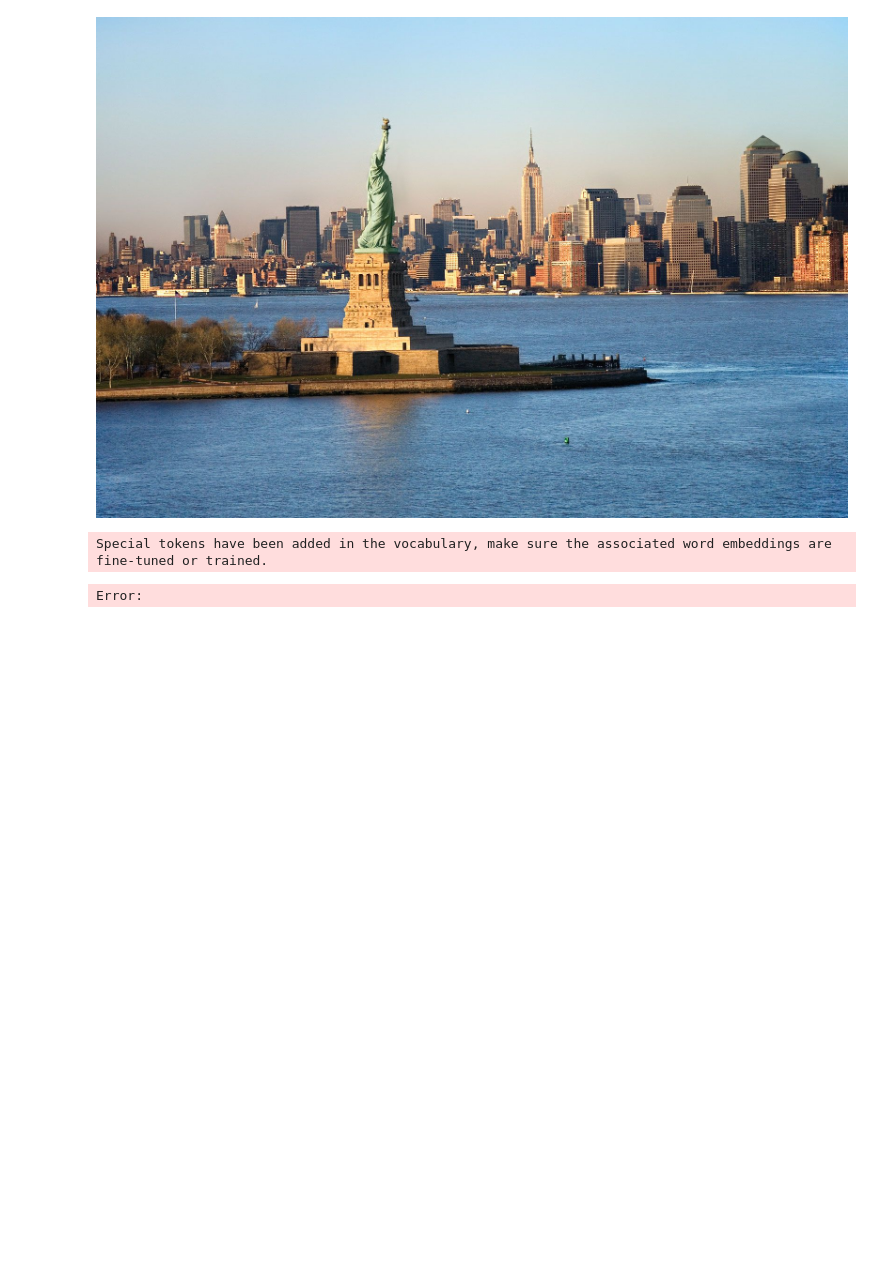
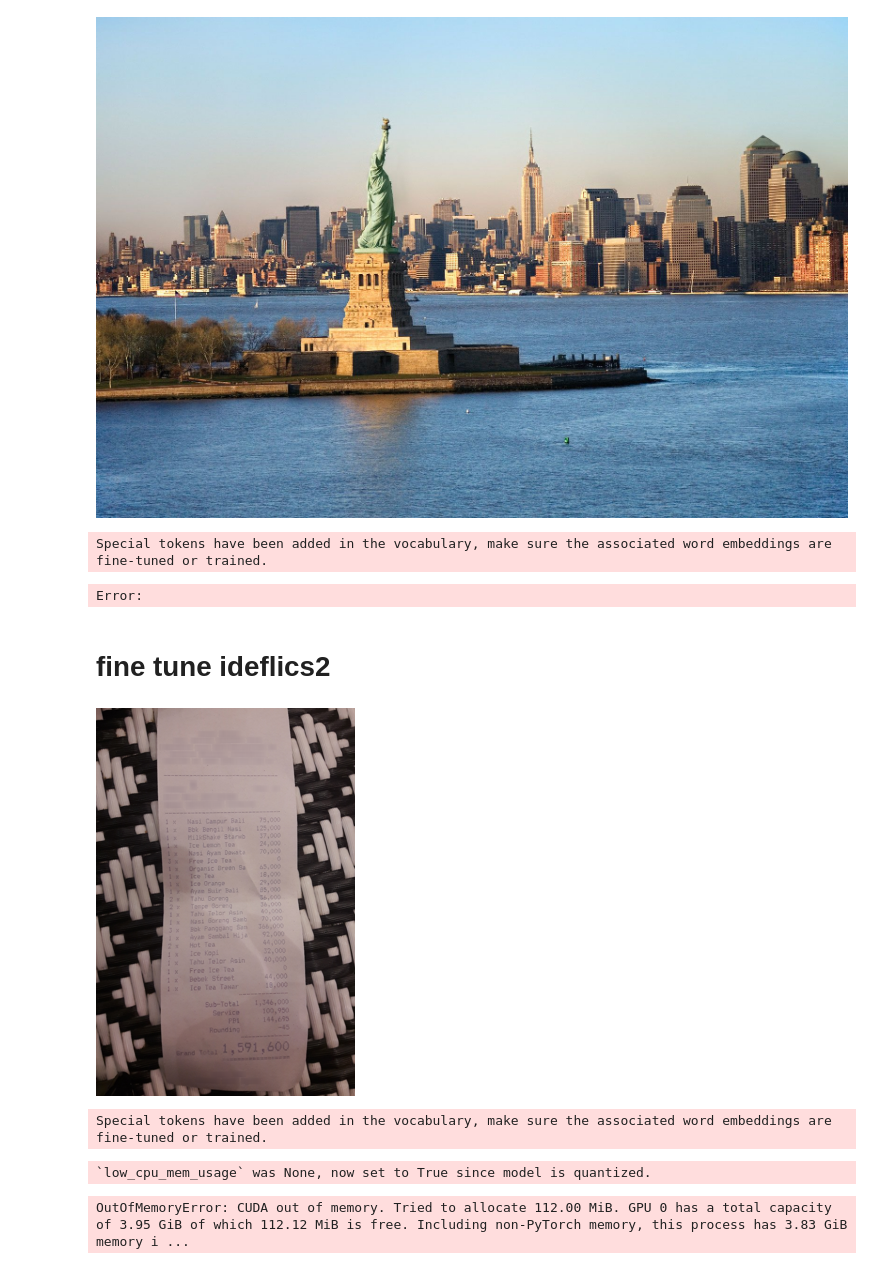
Before and after one commit to HasanGoni/labeling_test, a Jupyter notebook: nbs/06_Idefics2.ipynb, the cells around one changed output. Drawn from its saved outputs; the diff is of its cells as text; code cells hidden in the pictures; blank space fills up the shorter version.

Commit message:
Added idefics training and inference notebook, need to be tested

```diff
--- a/nbs/06_Idefics2.ipynb
+++ b/nbs/06_Idefics2.ipynb
@@ -82,3 +96,24 @@ generated_ids = model.generate(**inputs, max_new_tokens=500)
 generated_texts = processor.batch_decode(generated_ids, skip_special_tokens=True)
 
 print(generated_texts)
+# %% [markdown]
+# fine tune ideflics2
+# %%
+from datasets import load_dataset
+
+dataset = load_dataset("naver-clova-ix/cord-v2")
+# %%
+example = dataset['train'][0]
+image = example["image"]
+# resize image for smaller displaying
+width, height = image.size
+image = image.resize((int(0.3*width), int(0.3*height)))
+image
+# %% [output]
+[figure, added]
+# %%
+processor = AutoProcessor.from_pretrained(
+    "HuggingFaceM4/idefics2-8b",
+    do_image_splitting=False) # do_imag_splitting=True for performance
+# %% [output]
+Special tokens have been added in the vocabulary, make sure the associated word embeddings are fine-tuned or trained.
@@ -84,0 +133,35 @@ print(generated_texts)
+# %%
+if USE_QLORA or USE_LORA:
+    if USE_QLORA:
+        bnb_config = BitsAndBytesConfig(
+            load_in_4bit=True,
+            bnb_4bit_quant_type="nf4",
+            bnb_4bit_compute_dtype=torch.float16
+        )
+    model = Idefics2ForConditionalGeneration.from_pretrained(
+        "HuggingFaceM4/idefics2-8b",
+        torch_dtype=torch.float16,
+        quantization_config=bnb_config if USE_QLORA else None,
+    )
+    if USE_ADD_ADAPTER:
+        lora_config = LoraConfig(
+            r=8,
+            lora_alpha=8,
+            lora_dropout=0.1,
+            target_modules=".*(text_model|modality_projection|perceiver_resampler).*(down_proj|gate_proj|up_proj|k_proj|q_proj|v_proj|o_proj).*$",
+            use_dora=False if USE_QLORA else True,
+            init_lora_weights="gaussian",
+        )
+        model.add_adapter(lora_config)
+        model.enable_adapters()
+else:
+    # for full fine-tuning, we can speed up the model using Flash Attention
+    # only available on certain devices, see https://github.com/Dao-AILab/flash-attention?tab=readme-ov-file#installation-and-features
+    model = Idefics2ForConditionalGeneration.from_pretrained(
+        "HuggingFaceM4/idefics2-8b",
+        torch_dtype=torch.float16,
+        _attn_implementation="flash_attention_2",
+    )
+# %% [output]
+`low_cpu_mem_usage` was None, now set to True since model is quantized.
+OutOfMemoryError: CUDA out of memory. Tried to allocate 112.00 MiB. GPU 0 has a total capacity of 3.95 GiB of which 112.12 MiB is free. Including non-PyTorch memory, this process has 3.83 GiB memory i ...
```
Also changed, not shown: parts of 41 cells of this notebook, 1 other file.
